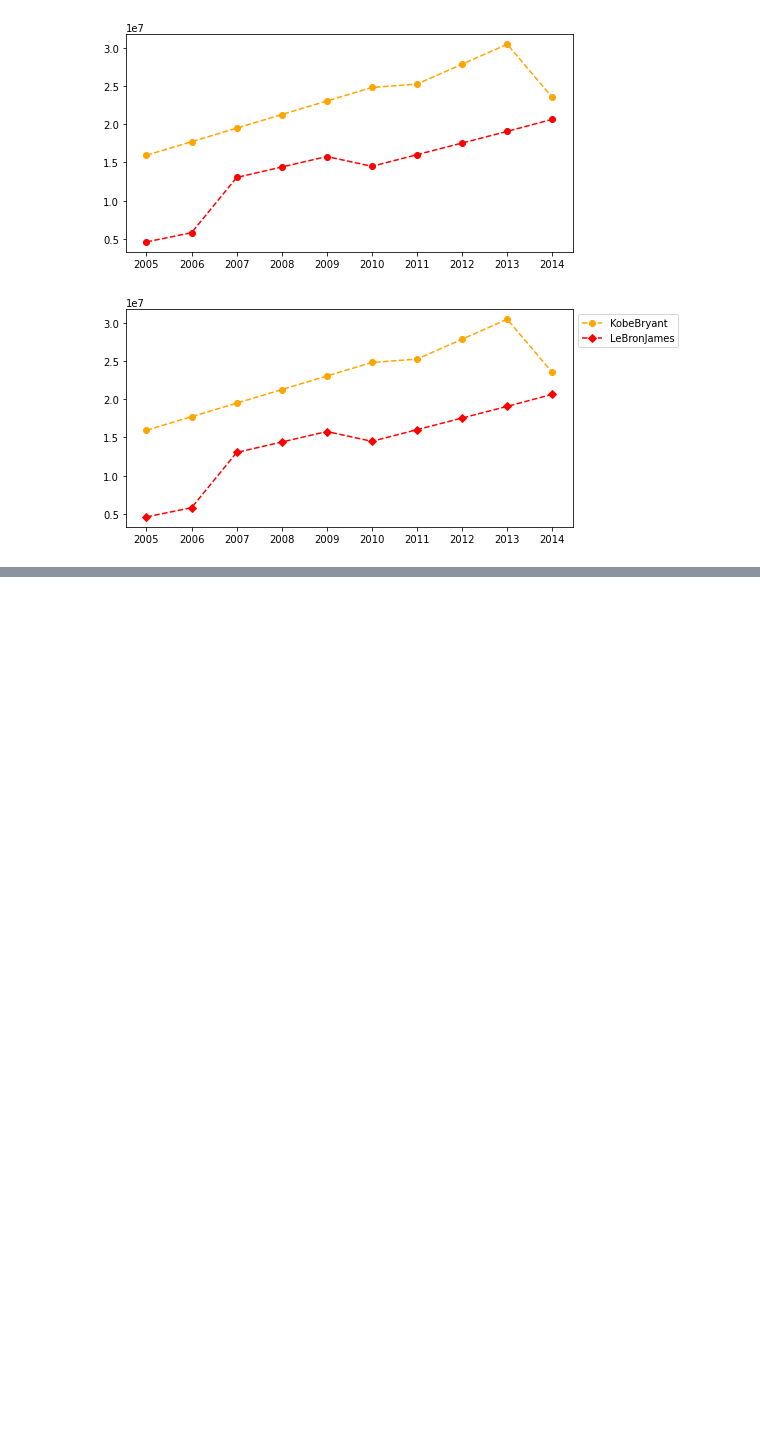
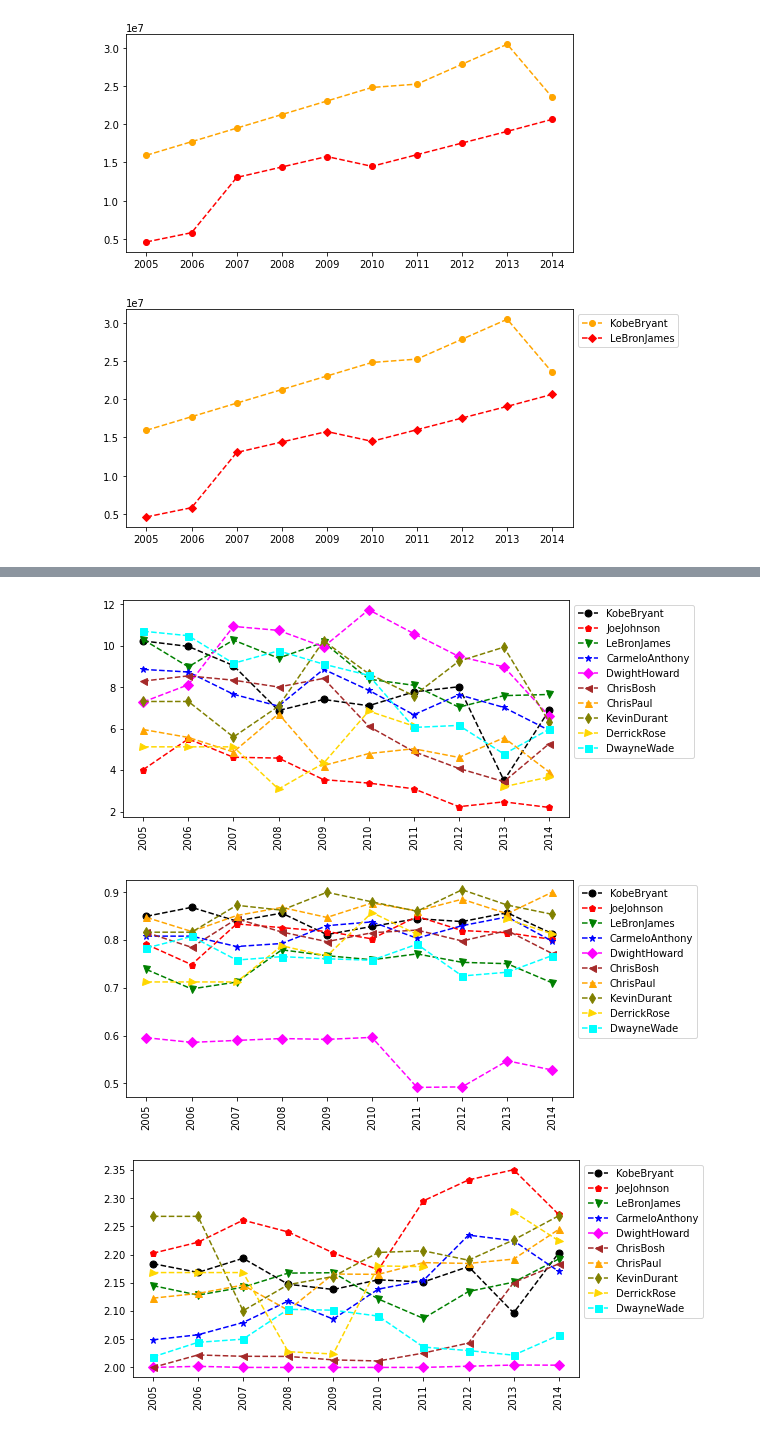
Before and after one commit to sancara/python-a-z, a Jupyter notebook: Exercises.ipynb, the cells around one changed output, grey strips where cells are left out. Cells and saved outputs as stored; diff of their text form; code cells hidden in the pictures; blank space fills up the shorter version.

```diff
--- a/Exercises.ipynb
+++ b/Exercises.ipynb
@@ -336,0 +384,8 @@ myplot(Games)
+# %%
+myplot(Free_Throws_Attempts / Games)
+myplot(Free_Throws / Free_Throws_Attempts)
+myplot((Points - Free_Throws) / FieldGoals)
+# %% [output]
+[figure, added]
+[figure, added]
+[figure, added]
```
Also changed, not shown: parts of 6 cells of this notebook.
